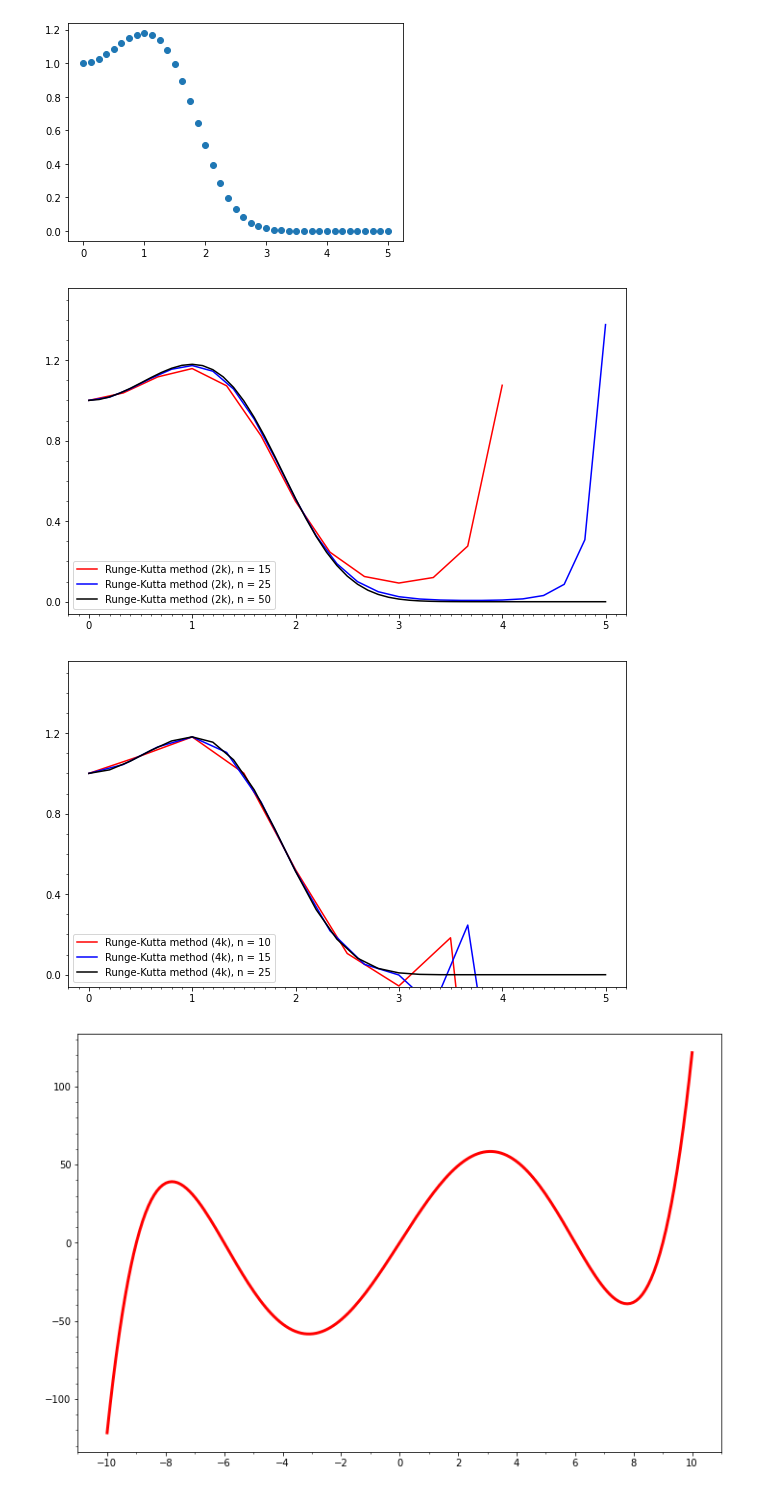
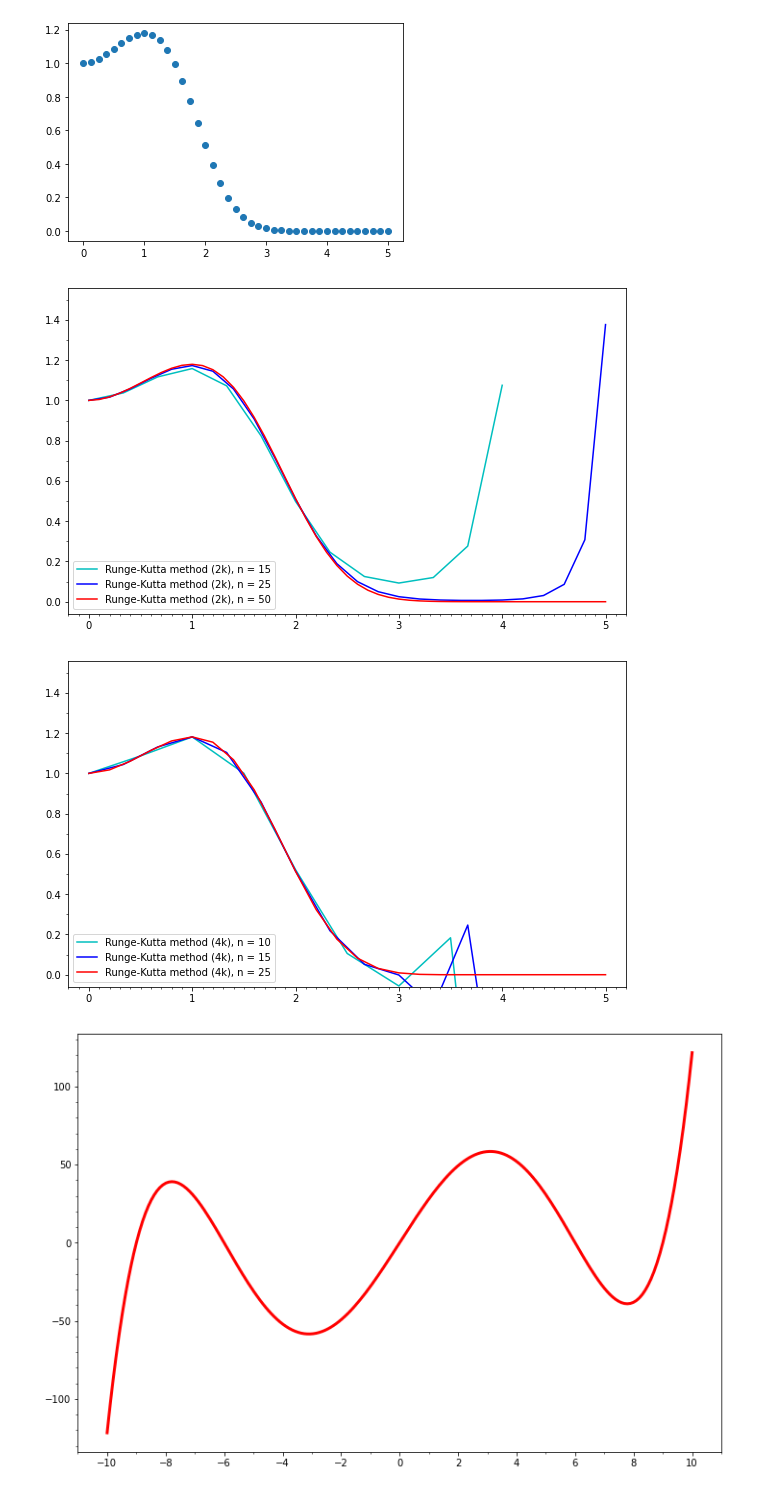
Before and after one commit to jqp4/Computational-methods, a Jupyter notebook: Code2/Untitled.ipynb, the cells around one changed output. Drawn from its saved outputs; the diff is of its cells as text; code cells hidden in the pictures.

```diff
--- a/Code2/Untitled.ipynb
+++ b/Code2/Untitled.ipynb
@@ -90,38 +90,38 @@ def rk4(f, x0, y0, l, n):
 # %%
 width = 10
 height = 6
-colors = ['r', 'b', 'k', 'm', 'g']
+colors = ['c', 'b', 'r', 'k', 'm']
 
 x0 = 0
 y0 = 1
 l = 5
 f = lambda x, y: x * y * (1 - x) if y else 1
 ymax = 1.5
 dind = 25
 
 for name, rk, ns in zip([2, 4], [rk2, rk4], [[15, 25, 50], [10, 15, 25]]):
     fig, ax = plt.subplots(figsize=(width, height))
     for n, c in zip(ns, colors):
         X, Y = rk(f, x0, y0, l, n)
         Y = [y if y < height else None for y in Y]
         plt.plot(X, Y, color=c, label=f'Runge-Kutta method ({name}k), n = {n}')
 
     # Устанавливаем отступ от осей:
     ax.set_xlim([x0 - l / dind, x0 + l + l / dind])
     ax.set_ylim([0 - ymax / dind, ymax + ymax / dind])
 
     # Устанавливаем интервалы делений на осях x и y:
     ax.xaxis.set_major_locator(ticker.MultipleLocator(1))
     ax.xaxis.set_minor_locator(ticker.MultipleLocator(0.1))
-    ax.yaxis.set_major_locator(ticker.MultipleLocator(0.4))
+    ax.yaxis.set_major_locator(ticker.MultipleLocator(0.2))
     ax.yaxis.set_minor_locator(ticker.MultipleLocator(0.1))
 
     # Пишем названия графиков:
     plt.legend(loc='lower left')
     plt.show()
 # %% [output]
-[figure, old version]
+[figure, new version]
-[figure, old version]
+[figure, new version]
 # %%
 
 x = np.linspace(-10, 10, 200)
```
Also changed, not shown: 1 other file.
